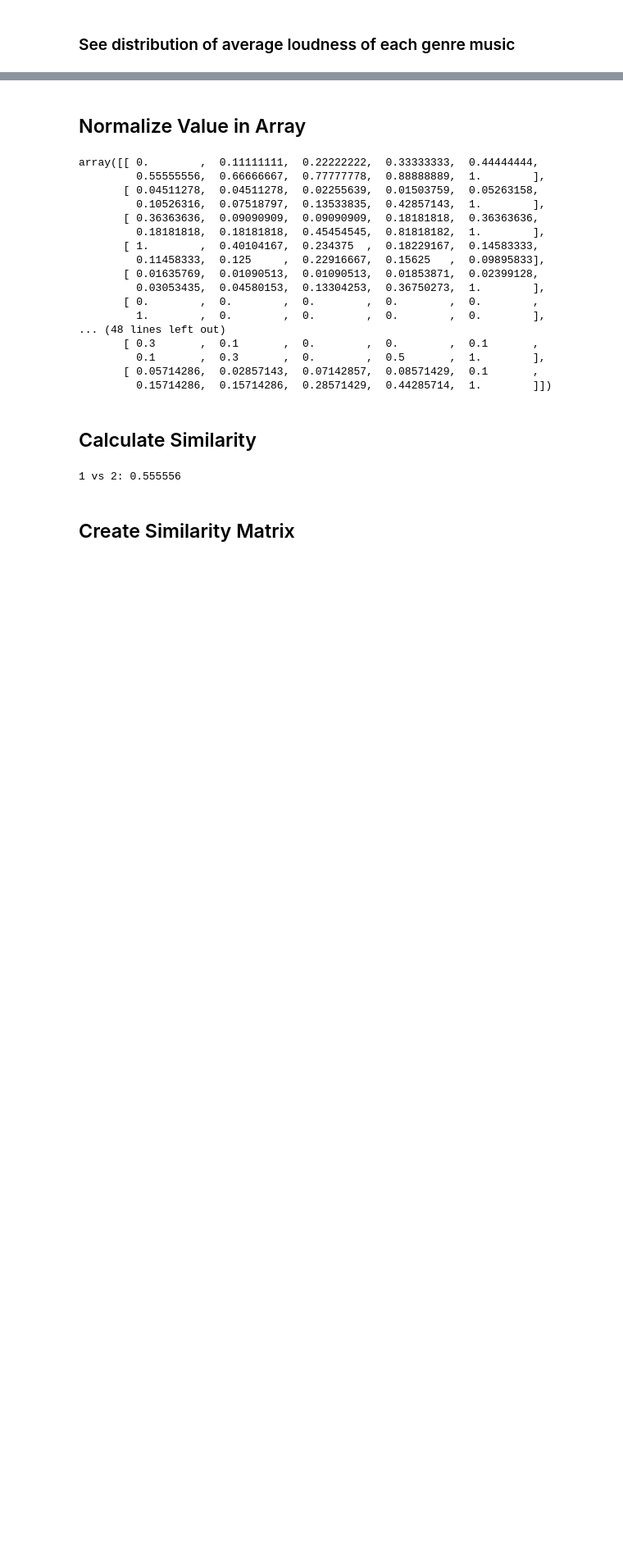
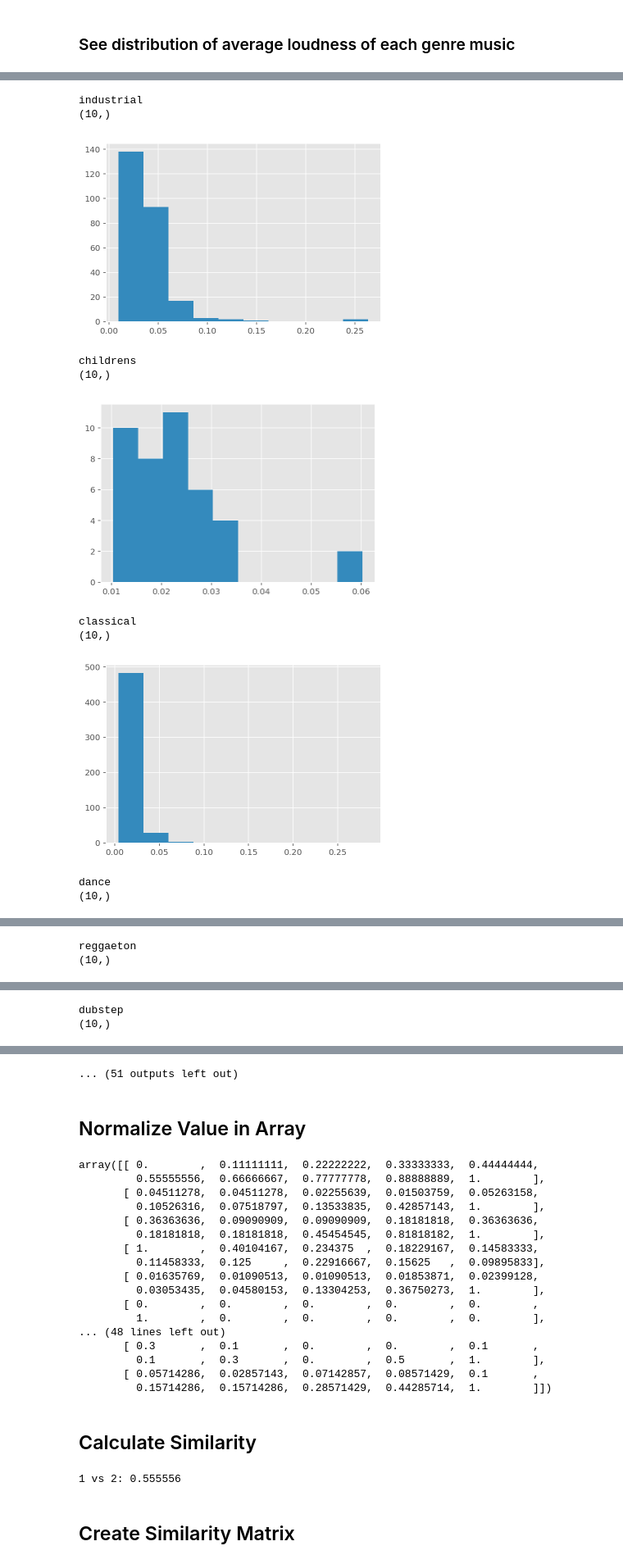
Before and after one commit to RyuuTDF/AcousticBrainz, a Jupyter notebook: SVM.ipynb, the cells around one changed output, grey strips where cells are left out. Shown at 82% size. Drawn from its saved outputs; the diff is of its cells as text; code cells hidden in the pictures; blank space fills up the shorter version.

```diff
--- a/SVM.ipynb
+++ b/SVM.ipynb
@@ -195,0 +217,30 @@ dubstep
+# %%
+%matplotlib inline
+import numpy as np
+
+hist_energy = np.arange(10)
+j=0
+
+for i in myset:
+    groundtruth_genre = groundtruth[groundtruth['genre1'] == i]
+    training_data_genre = groundtruth_genre['recordingmbid'].apply(getOnlyUsedFeatures)
+    print i
+    energy = plt.hist(training_data_genre[14])
+    print np.shape(loud[0])
+    hist_energy = np.vstack((hist_energy, energy[0]))
+    j = j+1
+    plt.hist(training_data_genre[14])
+    plt.show()
+    plt.clf()
+# %% [output]
+industrial
+(10,)
+[figure, added]
+childrens
+(10,)
+[figure, added]
+classical
+(10,)
+[figure, added]
+dance
+(10,)
@@ -195,0 +248,2 @@ dubstep
+reggaeton
+(10,)
@@ -195,0 +251,2 @@ dubstep
+dubstep
+(10,)
@@ -196,3 +254,4 @@ dubstep
+... (51 outputs left out)
 # %% [markdown]
 ## Normalize Value in Array
 # %%
```
Also changed, not shown: parts of 9 cells of this notebook.
